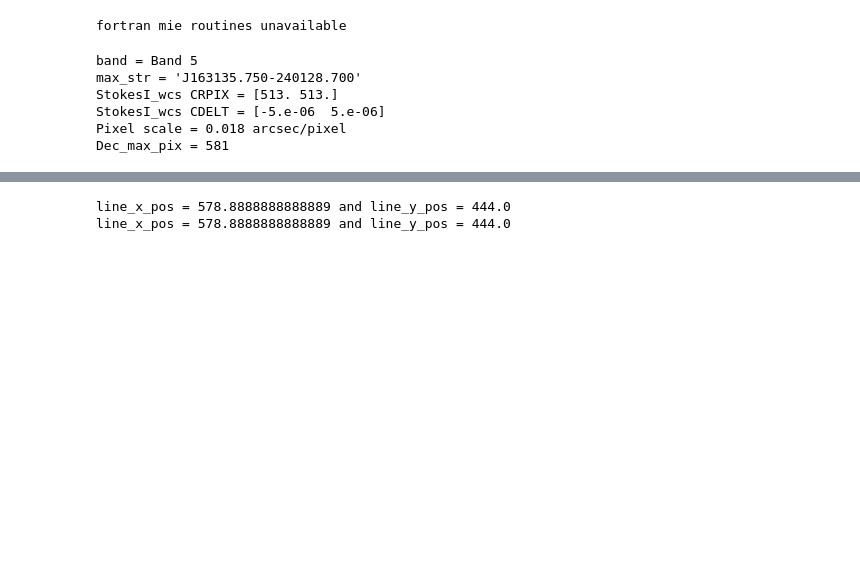
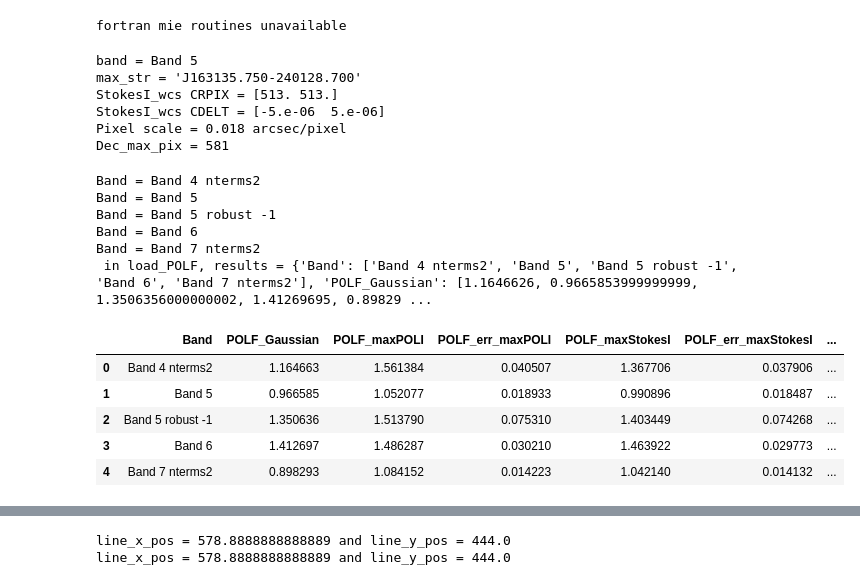
Before and after one commit to audreyburggraf/MastersThesis, a Jupyter notebook: PLOTTING C29 989/MakingFigures/Band5_robust_0.5.ipynb, the cells around one changed output, grey strips where cells are left out. Drawn from its saved outputs; the diff is of its cells as text; code cells hidden in the pictures; blank space fills up the shorter version.

```diff
--- a/PLOTTING C29 989/MakingFigures/Band5_robust_0.5.ipynb
+++ b/PLOTTING C29 989/MakingFigures/Band5_robust_0.5.ipynb
@@ -38,3 +38,21 @@ StokesI_wcs CRPIX = [513. 513.]
 StokesI_wcs CDELT = [-5.e-06  5.e-06]
 Pixel scale = 0.018 arcsec/pixel
 Dec_max_pix = 581
+# %%
+df_POLF = load_POLF(["Band 4 nterms2", "Band 5", "Band 5 robust -1", "Band 6", "Band 7 nterms2"],
+                    print_things = True)
+
+df_POLF
+# %% [output]
+Band = Band 4 nterms2
+Band = Band 5
+Band = Band 5 robust -1
+Band = Band 6
+Band = Band 7 nterms2
+ in load_POLF, results = {'Band': ['Band 4 nterms2', 'Band 5', 'Band 5 robust -1', 'Band 6', 'Band 7 nterms2'], 'POLF_Gaussian': [1.1646626, 0.9665853999999999, 1.3506356000000002, 1.41269695, 0.89829 ...
+|  | Band | POLF_Gaussian | POLF_maxPOLI | POLF_err_maxPOLI | POLF_maxStokesI | POLF_err_maxStokesI | ... |
+| 0 | Band 4 nterms2 | 1.164663 | 1.561384 | 0.040507 | 1.367706 | 0.037906 | ... |
+| 1 | Band 5 | 0.966585 | 1.052077 | 0.018933 | 0.990896 | 0.018487 | ... |
+| 2 | Band 5 robust -1 | 1.350636 | 1.513790 | 0.075310 | 1.403449 | 0.074268 | ... |
+| 3 | Band 6 | 1.412697 | 1.486287 | 0.030210 | 1.463922 | 0.029773 | ... |
+| 4 | Band 7 nterms2 | 0.898293 | 1.084152 | 0.014223 | 1.042140 | 0.014132 | ... |
```
Also changed, not shown: parts of 4 cells of this notebook, 4 other files.
